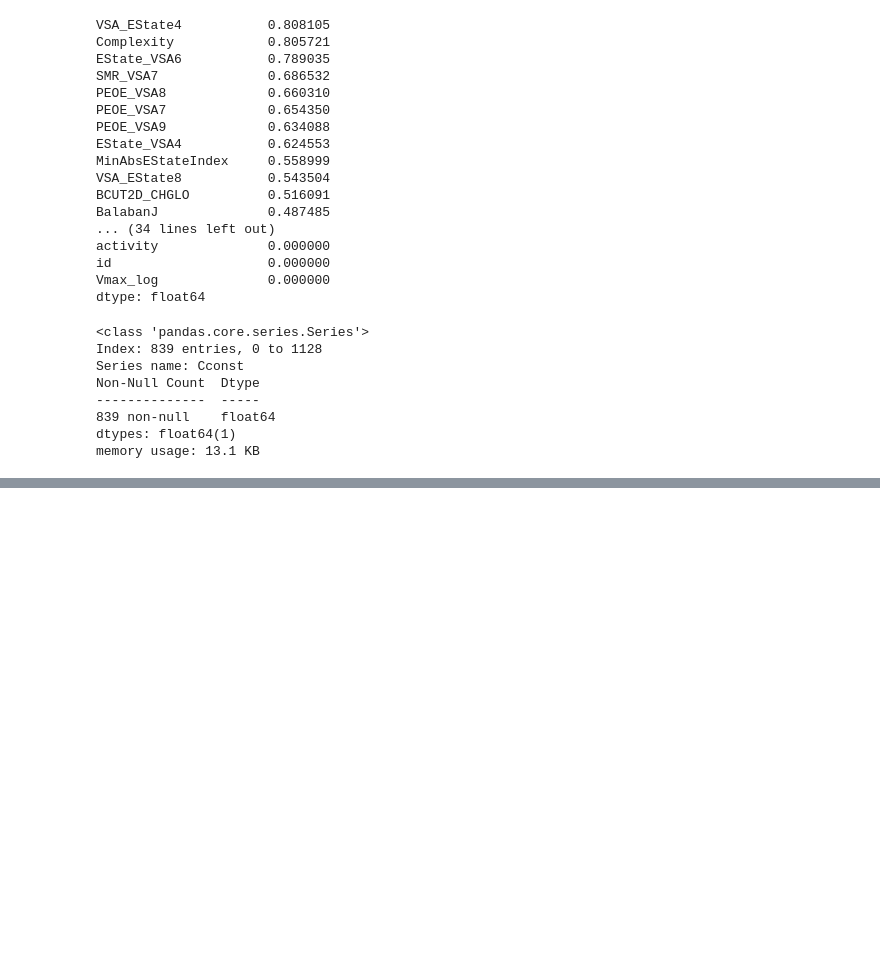
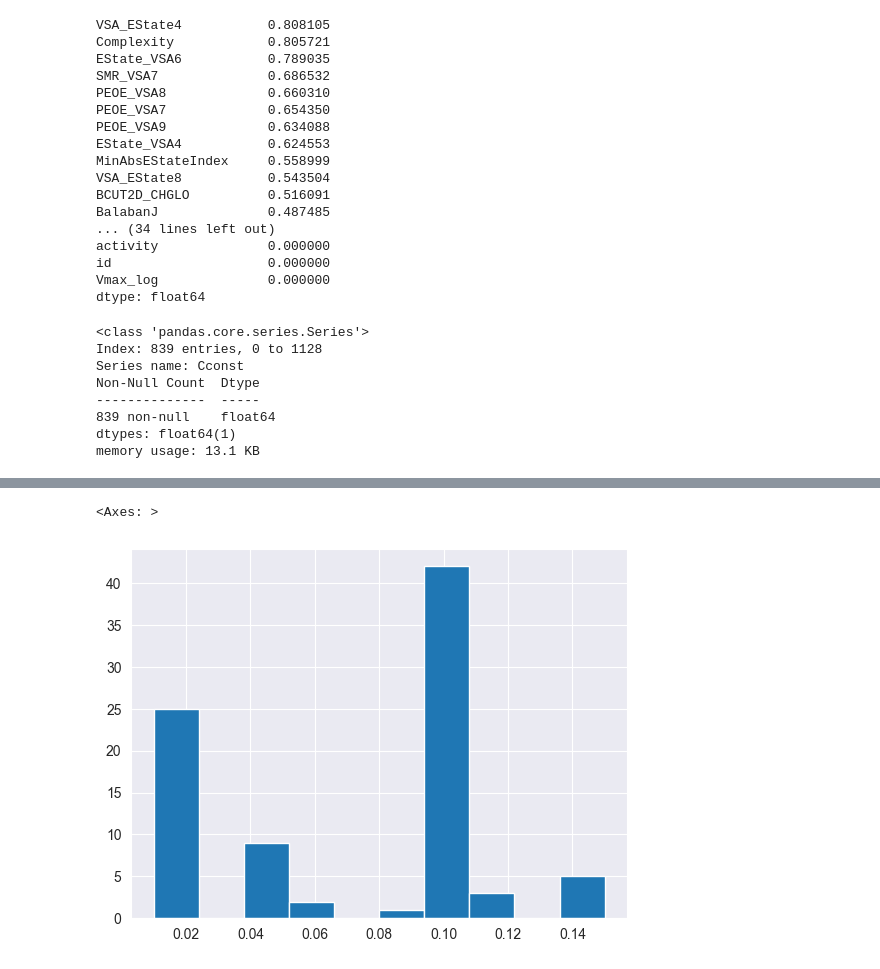
Before and after one commit to illhammm/Nanozymes1, a Jupyter notebook: Data_Preprocessing/data_preprocessing.ipynb, the cells around one changed output, grey strips where cells are left out. Saved outputs shown, nothing was run; the diff lists cells and outputs as text; code cells hidden in the pictures; blank space fills up the shorter version.

```diff
--- a/Data_Preprocessing/data_preprocessing.ipynb
+++ b/Data_Preprocessing/data_preprocessing.ipynb
@@ -150,0 +209,6 @@ memory usage: 13.1 KB
+# %%
+selected_column = 'Cconst'
+# %%
+imputer = KNNImputer(n_neighbors=2)
+# %%
+df[selected_column] = imputer.fit_transform(df[[selected_column]])
@@ -150,0 +260,2 @@ memory usage: 13.1 KB
+# %%
+df['lgCconst'] = np.log10(df['Cconst'])
@@ -150,0 +307,7 @@ memory usage: 13.1 KB
+# %%
+q1 = df['Cconst'].quantile(0)
+q2 = df['Cconst'].quantile(0.1)
+df[df['Cconst'].between(q1,q2)]['Cconst'].hist()
+# %% [output]
+<Axes: >
+[figure, added]
```
Also changed, not shown: parts of 56 cells of this notebook, 1 other file.
